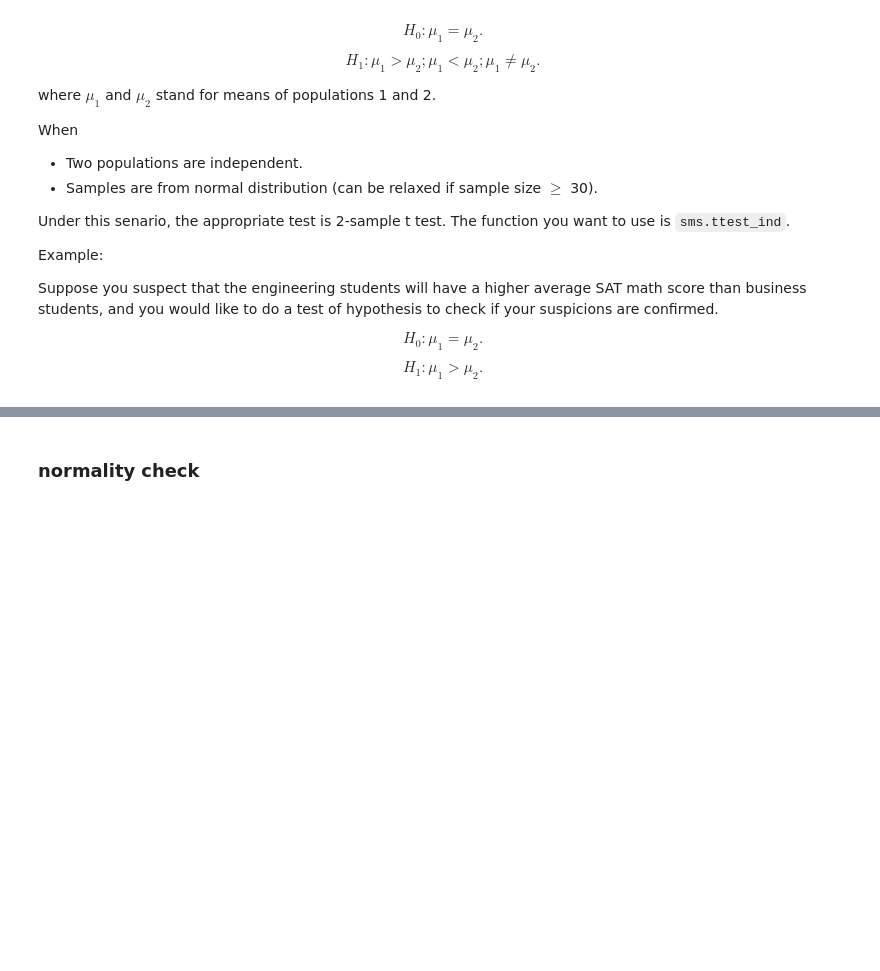
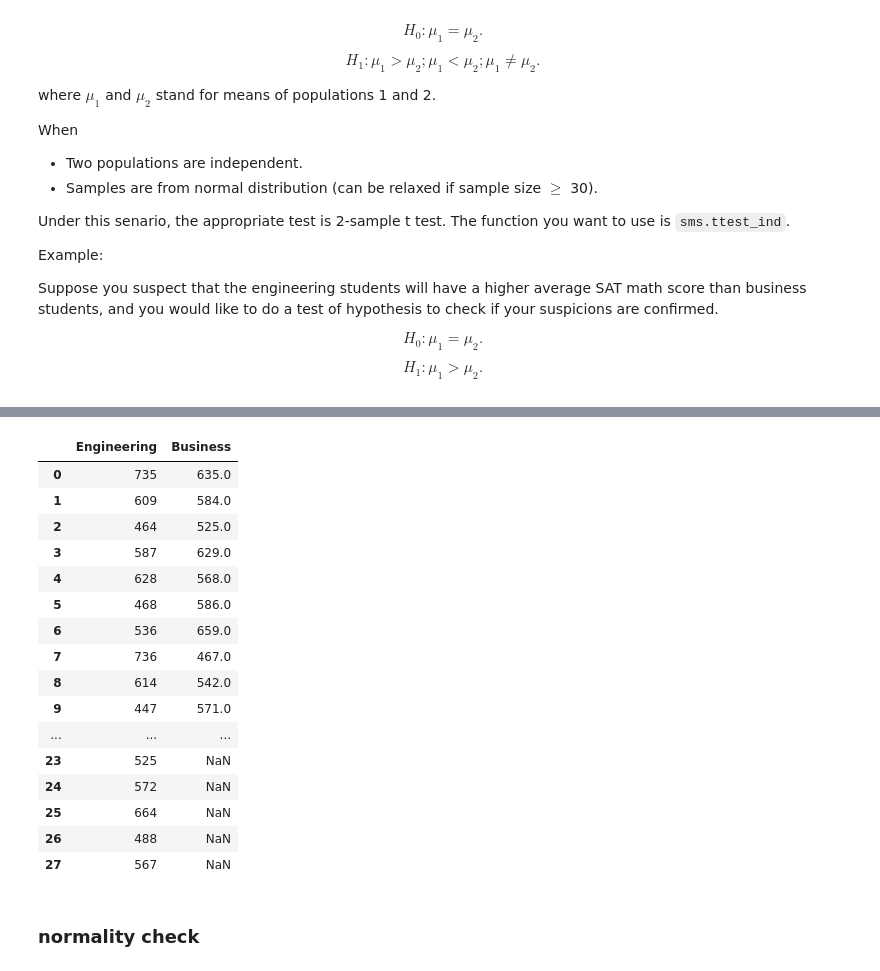
Before and after one commit to STAT2255/2024, a Jupyter notebook: notes/note12_HypothesisTesting.ipynb, the cells around one changed output, grey strips where cells are left out. Drawn from its saved outputs; the diff is of its cells as text; code cells hidden in the pictures; blank space fills up the shorter version.

```diff
--- a/notes/note12_HypothesisTesting.ipynb
+++ b/notes/note12_HypothesisTesting.ipynb
@@ -302,3 +358,23 @@ sat.head()
+# %%
+sat
+# %% [output]
+|  | Engineering | Business |
+| 0 | 735 | 635.0 |
+| 1 | 609 | 584.0 |
+| 2 | 464 | 525.0 |
+| 3 | 587 | 629.0 |
+| 4 | 628 | 568.0 |
+| 5 | 468 | 586.0 |
+| 6 | 536 | 659.0 |
+| 7 | 736 | 467.0 |
+| 8 | 614 | 542.0 |
+| 9 | 447 | 571.0 |
+| ... | ... | ... |
+| 23 | 525 | NaN |
+| 24 | 572 | NaN |
+| 25 | 664 | NaN |
+| 26 | 488 | NaN |
+| 27 | 567 | NaN |
 # %%
 sat.shape # small sample size
 # %% [markdown]
```
Also changed, not shown: parts of 21 cells of this notebook.
